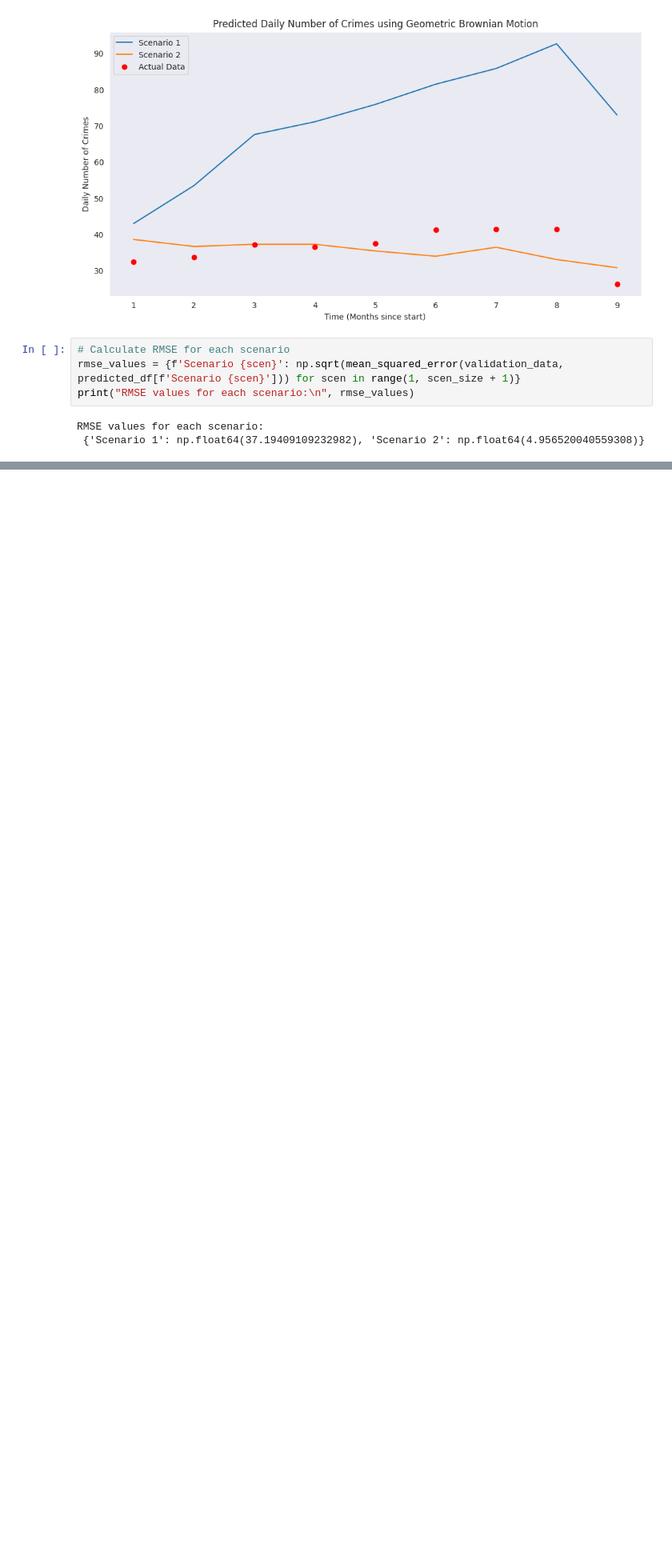
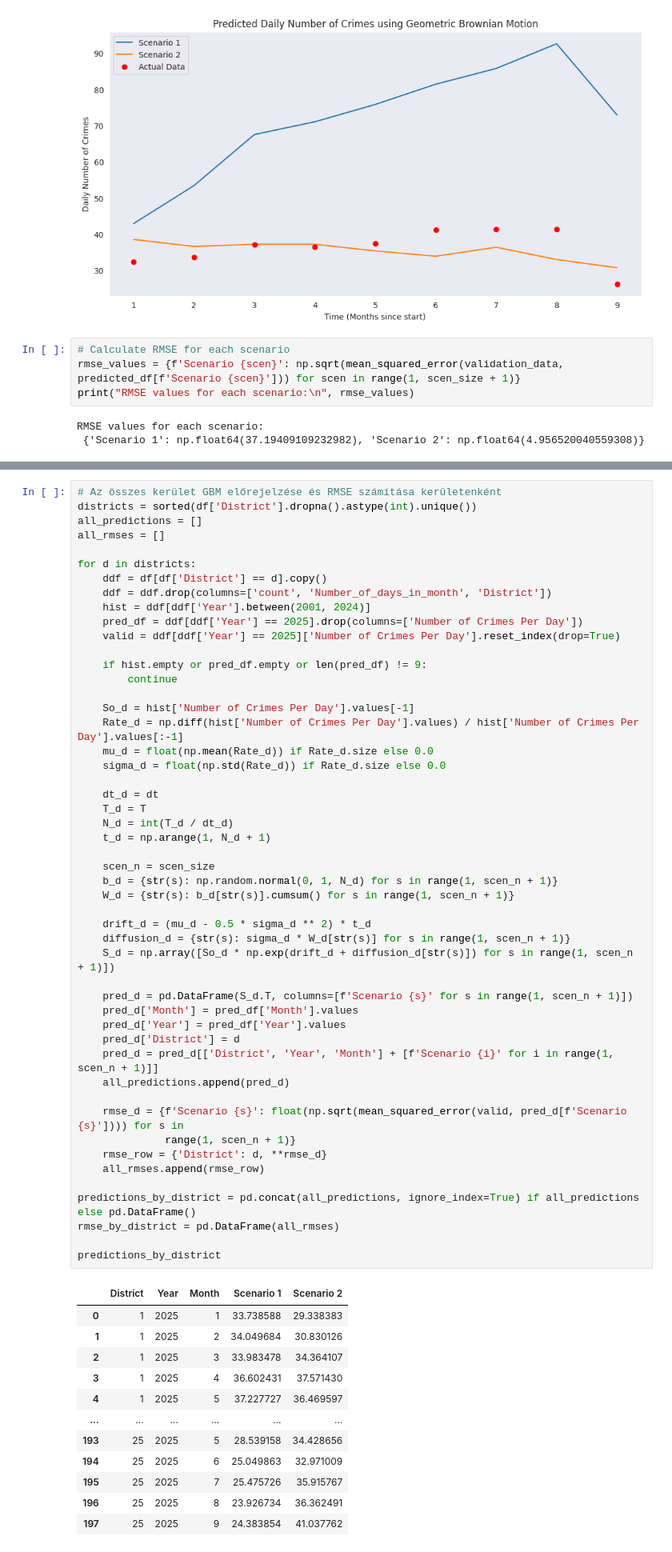
Before and after one commit to enikogyorfi/Szakdolgozat, a Jupyter notebook: Geometriai Brown mozgas.ipynb, the cells around one changed output, grey strips where cells are left out. Shown at 80% size. Saved outputs shown, nothing was run; the diff lists cells and outputs as text; blank space fills up the shorter version.

```diff
--- a/Geometriai Brown mozgas.ipynb
+++ b/Geometriai Brown mozgas.ipynb
@@ -204,0 +226,63 @@ RMSE values for each scenario:
+# %%
+# Az összes kerület GBM előrejelzése és RMSE számítása kerületenként
+districts = sorted(df['District'].dropna().astype(int).unique())
+all_predictions = []
+all_rmses = []
+
+for d in districts:
+    ddf = df[df['District'] == d].copy()
+    ddf = ddf.drop(columns=['count', 'Number_of_days_in_month', 'District'])
+    hist = ddf[ddf['Year'].between(2001, 2024)]
+    pred_df = ddf[ddf['Year'] == 2025].drop(columns=['Number of Crimes Per Day'])
+    valid = ddf[ddf['Year'] == 2025]['Number of Crimes Per Day'].reset_index(drop=True)
+
+    if hist.empty or pred_df.empty or len(pred_df) != 9:
+        continue
+
+    So_d = hist['Number of Crimes Per Day'].values[-1]
+    Rate_d = np.diff(hist['Number of Crimes Per Day'].values) / hist['Number of Crimes Per Day'].values[:-1]
+    mu_d = float(np.mean(Rate_d)) if Rate_d.size else 0.0
+    sigma_d = float(np.std(Rate_d)) if Rate_d.size else 0.0
+
+    dt_d = dt
+    T_d = T
+    N_d = int(T_d / dt_d)
+    t_d = np.arange(1, N_d + 1)
+
+    scen_n = scen_size
+    b_d = {str(s): np.random.normal(0, 1, N_d) for s in range(1, scen_n + 1)}
+    W_d = {str(s): b_d[str(s)].cumsum() for s in range(1, scen_n + 1)}
+
+    drift_d = (mu_d - 0.5 * sigma_d ** 2) * t_d
+    diffusion_d = {str(s): sigma_d * W_d[str(s)] for s in range(1, scen_n + 1)}
+    S_d = np.array([So_d * np.exp(drift_d + diffusion_d[str(s)]) for s in range(1, scen_n + 1)])
+
+    pred_d = pd.DataFrame(S_d.T, columns=[f'Scenario {s}' for s in range(1, scen_n + 1)])
+    pred_d['Month'] = pred_df['Month'].values
+    pred_d['Year'] = pred_df['Year'].values
+    pred_d['District'] = d
+    pred_d = pred_d[['District', 'Year', 'Month'] + [f'Scenario {i}' for i in range(1, scen_n + 1)]]
+    all_predictions.append(pred_d)
+
+    rmse_d = {f'Scenario {s}': float(np.sqrt(mean_squared_error(valid, pred_d[f'Scenario {s}']))) for s in
+              range(1, scen_n + 1)}
+    rmse_row = {'District': d, **rmse_d}
+    all_rmses.append(rmse_row)
+
+predictions_by_district = pd.concat(all_predictions, ignore_index=True) if all_predictions else pd.DataFrame()
+rmse_by_district = pd.DataFrame(all_rmses)
+
+predictions_by_district
+# %% [output]
+|  | District | Year | Month | Scenario 1 | Scenario 2 |
+| 0 | 1 | 2025 | 1 | 33.738588 | 29.338383 |
+| 1 | 1 | 2025 | 2 | 34.049684 | 30.830126 |
+| 2 | 1 | 2025 | 3 | 33.983478 | 34.364107 |
+| 3 | 1 | 2025 | 4 | 36.602431 | 37.571430 |
+| 4 | 1 | 2025 | 5 | 37.227727 | 36.469597 |
+| ... | ... | ... | ... | ... | ... |
+| 193 | 25 | 2025 | 5 | 28.539158 | 34.428656 |
+| 194 | 25 | 2025 | 6 | 25.049863 | 32.971009 |
+| 195 | 25 | 2025 | 7 | 25.475726 | 35.915767 |
+| 196 | 25 | 2025 | 8 | 23.926734 | 36.362491 |
+| 197 | 25 | 2025 | 9 | 24.383854 | 41.037762 |
```
Also changed, not shown: parts of 7 cells of this notebook.
